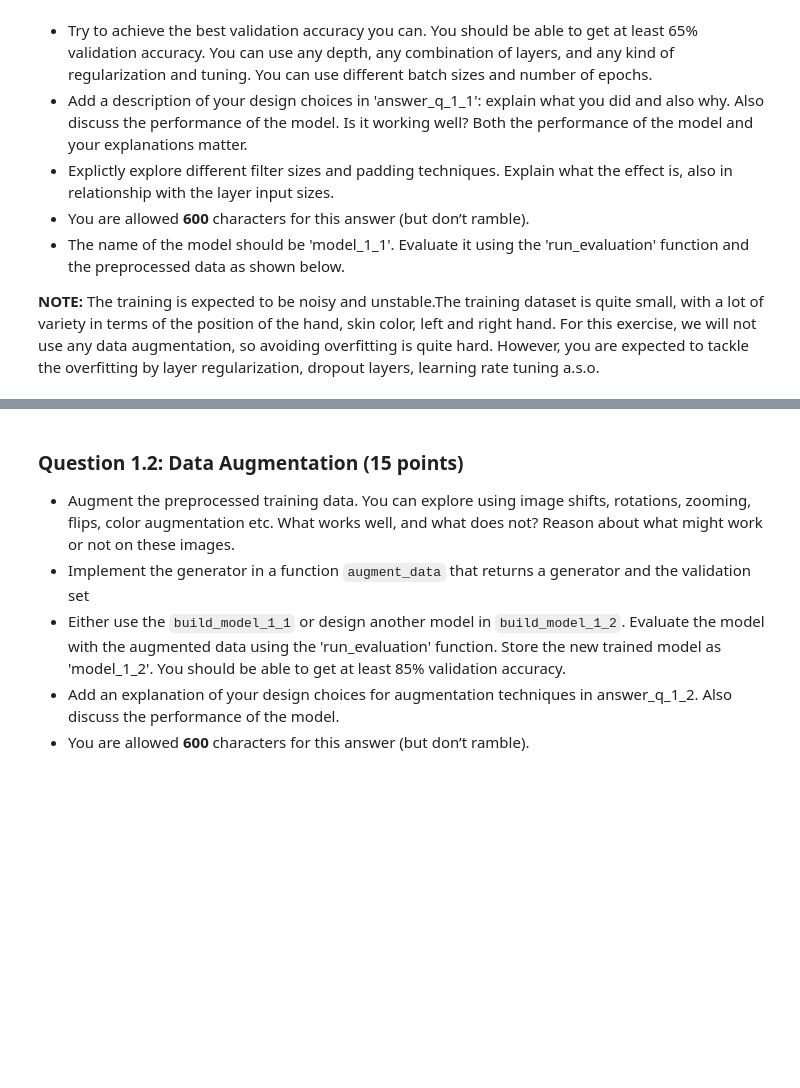
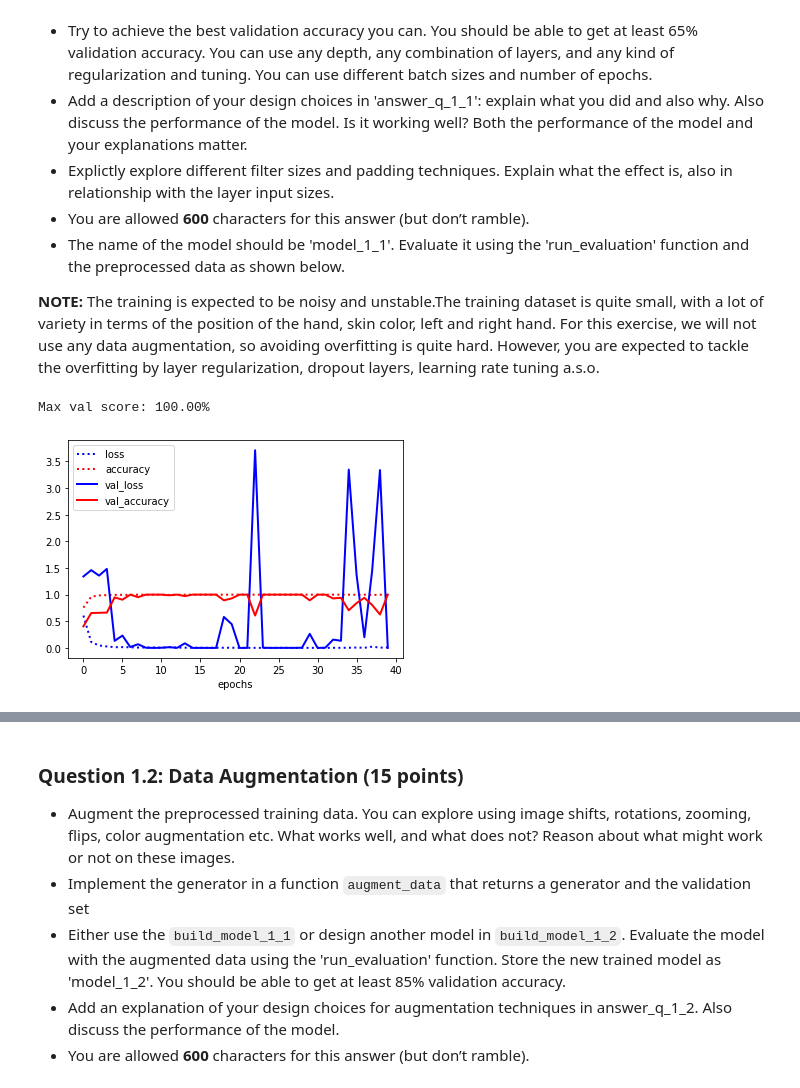
Before and after one commit to nikhil-96/ML-Assignment3, a Jupyter notebook: Assignment_3.ipynb, the cells around one changed output, grey strips where cells are left out. Cells and saved outputs as stored; diff of their text form; code cells hidden in the pictures; blank space fills up the shorter version.

Commit message:
initial submission with working models. Needs to fine tune

```diff
--- a/Assignment_3.ipynb
+++ b/Assignment_3.ipynb
@@ -1,7 +1,7 @@
 # %%
 # Before submission, set this to True so that you can render and verify this notebook without retraining all the deep learning models.
 # All models will be loaded from file instead.
-stop_training = False
+stop_training = True
 # %%
 # Uncomment the following line to run in Google Colab
 # This will link the notebook to your Google drive to store your models and cache the dataset.
@@ -380,17 +416,52 @@ run_evaluation("toy_example", build_toy_model, evaluation_split, base_dir,
 - The name of the model should be 'model_1_1'. Evaluate it using the 'run_evaluation' function and the preprocessed data as shown below.
 
 **NOTE:** The training is expected to be noisy and unstable.The training dataset is quite small, with a lot of variety in terms of the position of the hand, skin color, left and right hand. For this exercise, we will not use any data augmentation, so avoiding overfitting is quite hard. However, you are expected to tackle the overfitting by layer regularization, dropout layers, learning rate tuning a.s.o.
-# %%
-from keras import regularizers
-from tensorflow.keras import optimizers
-
-def build_model_1_1():
-    pass
-
-run_evaluation("model_1_1", build_model_1_1, evaluation_split, base_dir,
-               train=True, epochs=3, batch_size=32)
-
-answer_q_1_1 = """
-               Your answer
-               """
-print("Answer is {} characters long".format(len(answer_q_1_1)))
+# %%
+from keras import regularizers
+from tensorflow.keras import optimizers
+
+def build_model_1_1():
+    model = models.Sequential()
+    model.add(layers.Conv2D(32, (3, 3), activation='relu', padding='same', kernel_initializer='he_uniform', input_shape=(IMG_SIZE, IMG_SIZE, 3)))
+    model.add(layers.BatchNormalization())
+    model.add(layers.MaxPooling2D((2, 2)))
+    model.add(layers.Conv2D(32, (3, 3), activation='relu', kernel_initializer='he_uniform', padding='same'))
+    model.add(layers.BatchNormalization())
+    model.add(layers.MaxPooling2D((2, 2)))
+    model.add(layers.Dropout(0.2))
+    model.add(layers.Conv2D(64, (3, 3), activation='relu', kernel_initializer='he_uniform', padding='same'))
+    model.add(layers.BatchNormalization())
+    model.add(layers.MaxPooling2D((2, 2)))
+    model.add(layers.Dropout(0.3))
+    model.add(layers.Conv2D(64, (3, 3), activation='relu', kernel_initializer='he_uniform', padding='same'))
+    model.add(layers.BatchNormalization())
+    model.add(layers.MaxPooling2D((2, 2)))
+    model.add(layers.Dropout(0.3))
+    model.add(layers.Conv2D(128, (3, 3), activation='relu', kernel_initializer='he_uniform', padding='same'))
+    model.add(layers.BatchNormalization())
+    model.add(layers.MaxPooling2D((2, 2)))
+    model.add(layers.Dropout(0.3))
+    model.add(layers.Conv2D(128, (3, 3), activation='relu', kernel_initializer='he_uniform', padding='same'))
+    model.add(layers.BatchNormalization())
+    model.add(layers.MaxPooling2D((2, 2)))
+    model.add(layers.Dropout(0.4))
+    model.add(layers.Flatten())
+    model.add(layers.Dense(256, activation='relu', kernel_initializer='he_uniform'))
+    model.add(layers.BatchNormalization())
+    model.add(layers.Dense(3, activation='softmax'))
+    model.compile(optimizer=optimizers.Adam(learning_rate=0.001),
+                  loss='categorical_crossentropy',
+                  metrics=['accuracy'])
+
+    return model
+
+run_evaluation("model_1_1", build_model_1_1, evaluation_split, base_dir,
+               train=True, epochs=40, batch_size=32)
+
+answer_q_1_1 = """
+               Your answer
+               """
+print("Answer is {} characters long".format(len(answer_q_1_1)))
+# %% [output]
+Max val score: 100.00%
+[figure, added]
```
Also changed, not shown: parts of 32 cells of this notebook, 11 other files.
